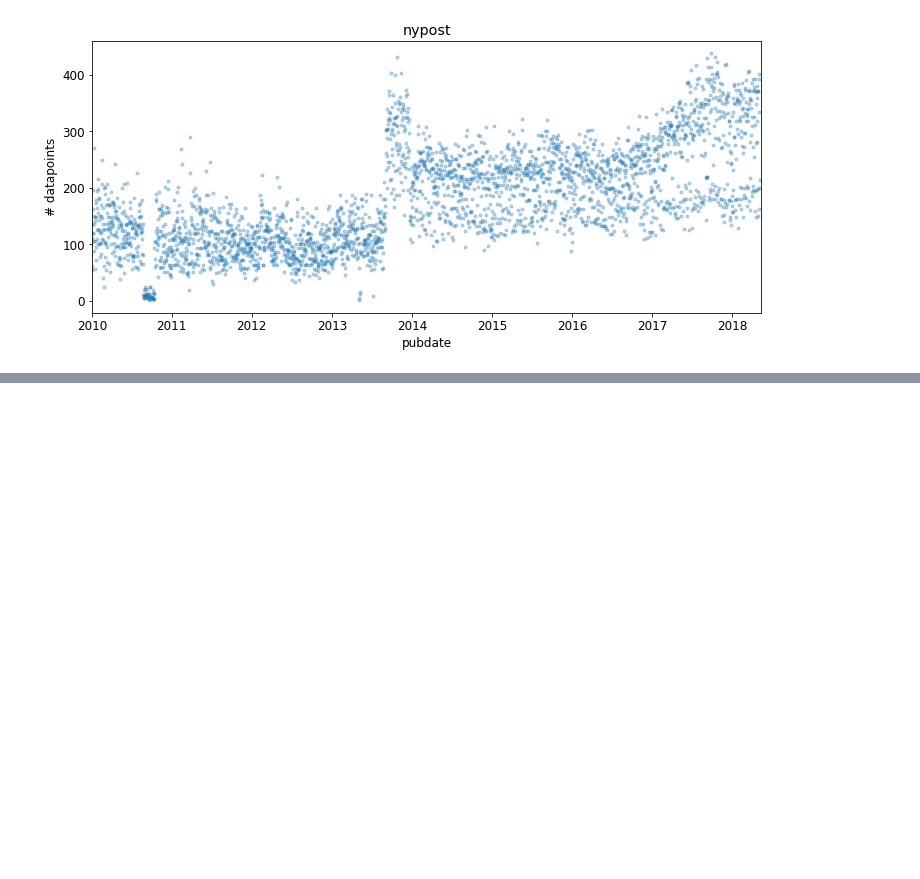
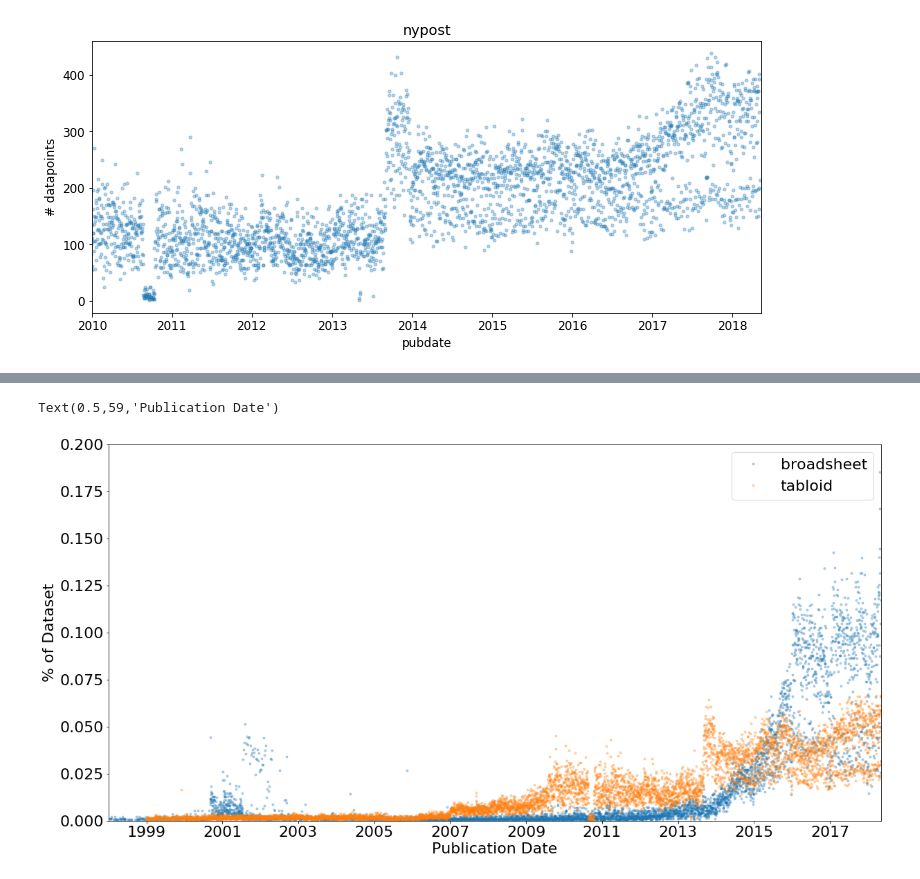
Before and after one commit to jpbm/news_preprocessor, a Jupyter notebook: Date Histograms.ipynb, the cells around one changed output, grey strips where cells are left out. Cells and saved outputs as stored; diff of their text form; code cells hidden in the pictures; blank space fills up the shorter version.

```diff
--- a/Date Histograms.ipynb
+++ b/Date Histograms.ipynb
@@ -71,0 +172,35 @@ for file in filenames:
+# %%
+def merge(*args):
+    # too lazy to use defaultdict ugh so hungry
+    x_dict = dict()
+    for i in args[0]:
+        x_dict[i[0]] = i[1]
+
+    for y in args[1:]:
+            for i in y:
+                if i[0] in x_dict:
+                    x_dict[i[0]] = x_dict[i[0]] + i[1]
+                else:
+                    x_dict[i[0]] = i[1]
+
+    return np.array(list(x_dict.items()))
+
+broadsheet = merge(*[get_data(file) for file in ['wapo_datelist.csv','wsj_datelist.csv','nytimes_datelist.csv']])
+tabloid = merge(*[get_data(file) for file in ['nypost_datelist.csv','nydailynews_datelist.csv']])
+
+import matplotlib.pyplot as plt
+import matplotlib
+matplotlib.rcParams.update({'font.size': 22})
+
+plt.figure(figsize=(20,10))
+for data in [broadsheet,tabloid]:
+    print("Max date %s Min date %s" % (str(max(data[:,0])),str(min(data[:,0]))))
+    plt.plot(data[:,0],100*data[:,1]/sum(data[:,1]),'.',alpha = 0.3)
+
+plt.xlim([datetime.datetime(1998,1,1),datetime.datetime(2018,5,7)])
+plt.ylim([0,0.2])
+plt.legend(['broadsheet','tabloid'],fontsize=22)
+plt.savefig('pubdates_tb_axislimited.png')
+plt.ylabel('% of Dataset')
+plt.xlabel('Publication Date')
+# %% [output]
@@ -71,0 +209,2 @@ for file in filenames:
+Text(0.5,59,'Publication Date')
+[figure, added]
```
Also changed, not shown: parts of 9 cells of this notebook, 4 other files.
